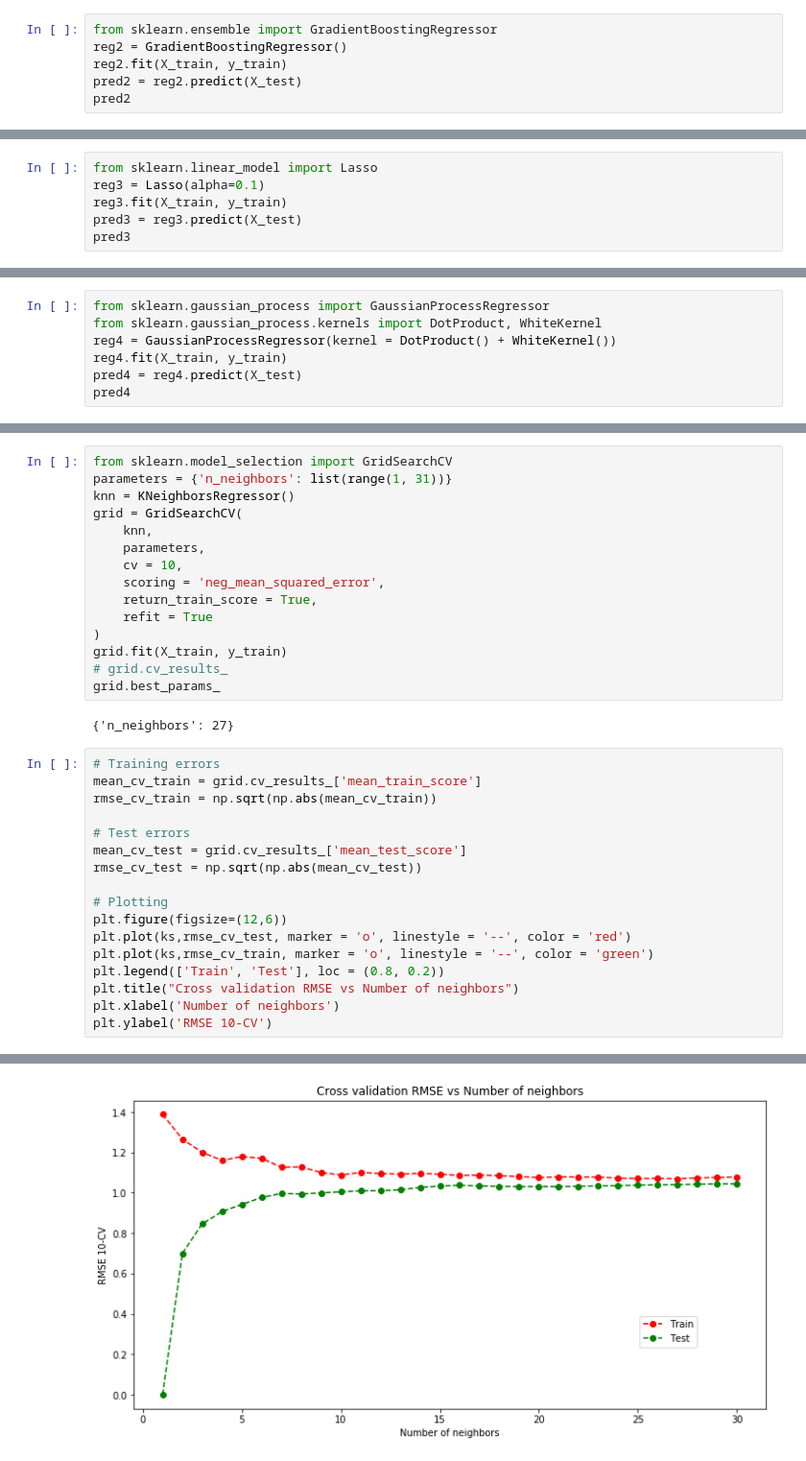
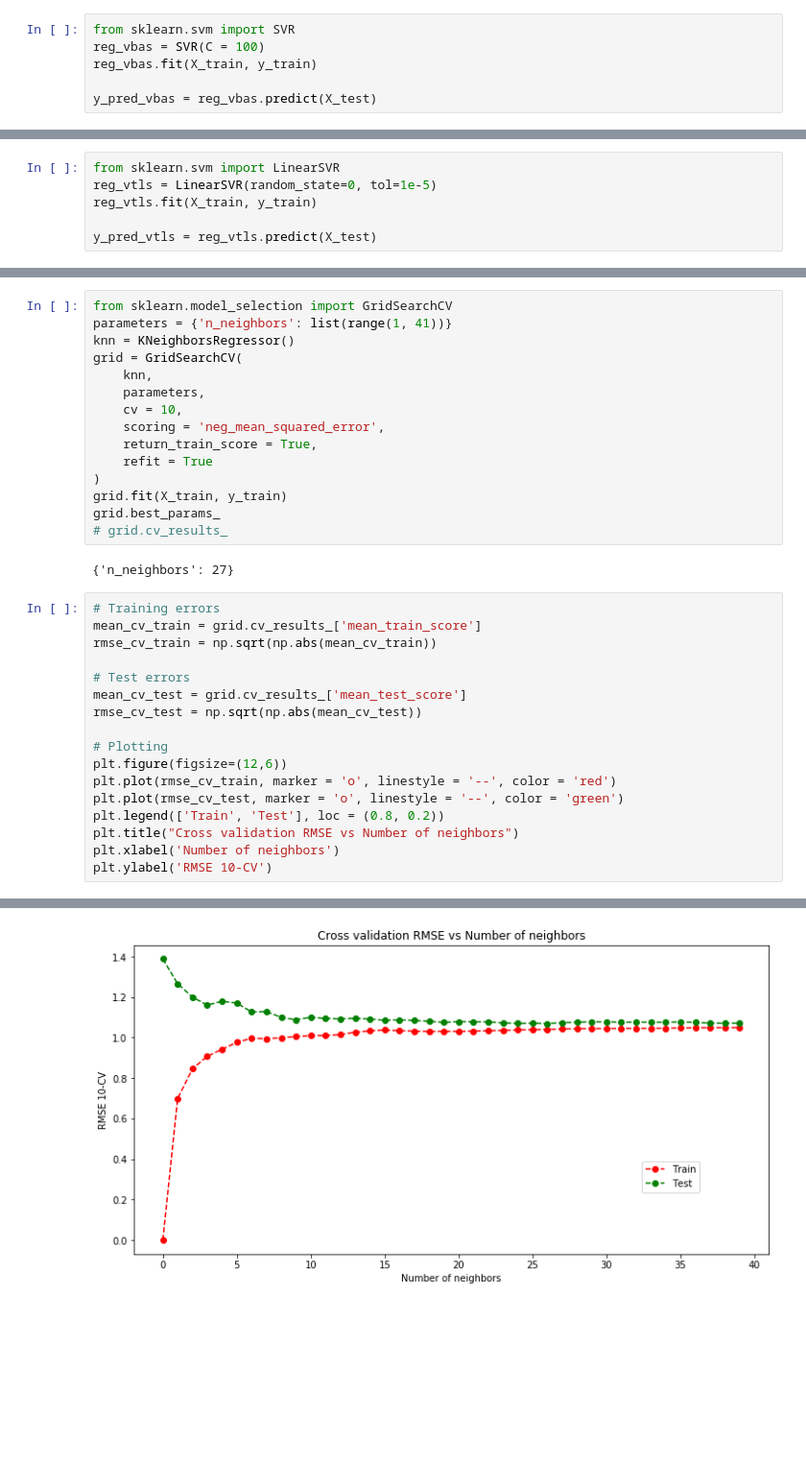
Before and after one commit to vtlscin/Curso_Python, a Jupyter notebook: Aula_07.01_Comparando modelos.ipynb, the cells around one changed output, grey strips where cells are left out. Shown at 96% size. Drawn from its saved outputs; the diff is of its cells as text; blank space fills up the shorter version.

```diff
--- a/Aula_07.01_Comparando modelos.ipynb
+++ b/Aula_07.01_Comparando modelos.ipynb
@@ -152,6 +189,6 @@ array([2.94128758, 5.32430461, 2.91846337, 1.85671474, 4.46205652,
 # %%
-from sklearn.ensemble import GradientBoostingRegressor
-reg2 = GradientBoostingRegressor()
-reg2.fit(X_train, y_train)
-pred2 = reg2.predict(X_test)
-pred2
+from sklearn.svm import SVR
+reg_vbas = SVR(C = 100)
+reg_vbas.fit(X_train, y_train)
+
+y_pred_vbas = reg_vbas.predict(X_test)
@@ -174,6 +195,6 @@ array([ 2.79928685, 10.77433693,  2.95938006,  3.75078949,  4.26054048,
 # %%
-from sklearn.linear_model import Lasso
-reg3 = Lasso(alpha=0.1)
-reg3.fit(X_train, y_train)
-pred3 = reg3.predict(X_test)
-pred3
+from sklearn.svm import LinearSVR
+reg_vtls = LinearSVR(random_state=0, tol=1e-5)
+reg_vtls.fit(X_train, y_train)
+
+y_pred_vtls = reg_vtls.predict(X_test)
@@ -196,7 +200,0 @@ array([2.99458303, 5.48883717, 2.85987142, 1.68652164, 4.51493296,
-# %%
-from sklearn.gaussian_process import GaussianProcessRegressor
-from sklearn.gaussian_process.kernels import DotProduct, WhiteKernel
-reg4 = GaussianProcessRegressor(kernel = DotProduct() + WhiteKernel())
-reg4.fit(X_train, y_train)
-pred4 = reg4.predict(X_test)
-pred4
@@ -254,7 +258,7 @@ Text(0.5, 1.0, 'RMSE vs Number of neighbors')
 ### Cross-validation - http://scikit-learn.org/stable/modules/model_evaluation.html
 # %%
 from sklearn.model_selection import GridSearchCV
-parameters = {'n_neighbors': list(range(1, 31))}
+parameters = {'n_neighbors': list(range(1, 41))}
 knn = KNeighborsRegressor()
 grid = GridSearchCV(
     knn,
@@ -265,30 +269,30 @@ grid = GridSearchCV(
     refit = True
 )
 grid.fit(X_train, y_train)
+grid.best_params_
 # grid.cv_results_
-grid.best_params_
 # %% [output]
 {'n_neighbors': 27}
 # %%
 # Training errors
 mean_cv_train = grid.cv_results_['mean_train_score']
 rmse_cv_train = np.sqrt(np.abs(mean_cv_train))
 
 # Test errors
 mean_cv_test = grid.cv_results_['mean_test_score']
 rmse_cv_test = np.sqrt(np.abs(mean_cv_test))
 
 # Plotting
 plt.figure(figsize=(12,6))
-plt.plot(ks,rmse_cv_test, marker = 'o', linestyle = '--', color = 'red')
-plt.plot(ks,rmse_cv_train, marker = 'o', linestyle = '--', color = 'green')
+plt.plot(rmse_cv_train, marker = 'o', linestyle = '--', color = 'red')
+plt.plot(rmse_cv_test, marker = 'o', linestyle = '--', color = 'green')
 plt.legend(['Train', 'Test'], loc = (0.8, 0.2))
 plt.title("Cross validation RMSE vs Number of neighbors")
 plt.xlabel('Number of neighbors')
 plt.ylabel('RMSE 10-CV')
 # %% [output]
 Text(0, 0.5, 'RMSE 10-CV')
-[figure, old version]
+[figure, new version]
 # %%
 best_knn = grid.best_estimator_
 best_pred = best_knn.predict(X_test)
```
Also changed, not shown: parts of 19 cells of this notebook, 11 other files.
